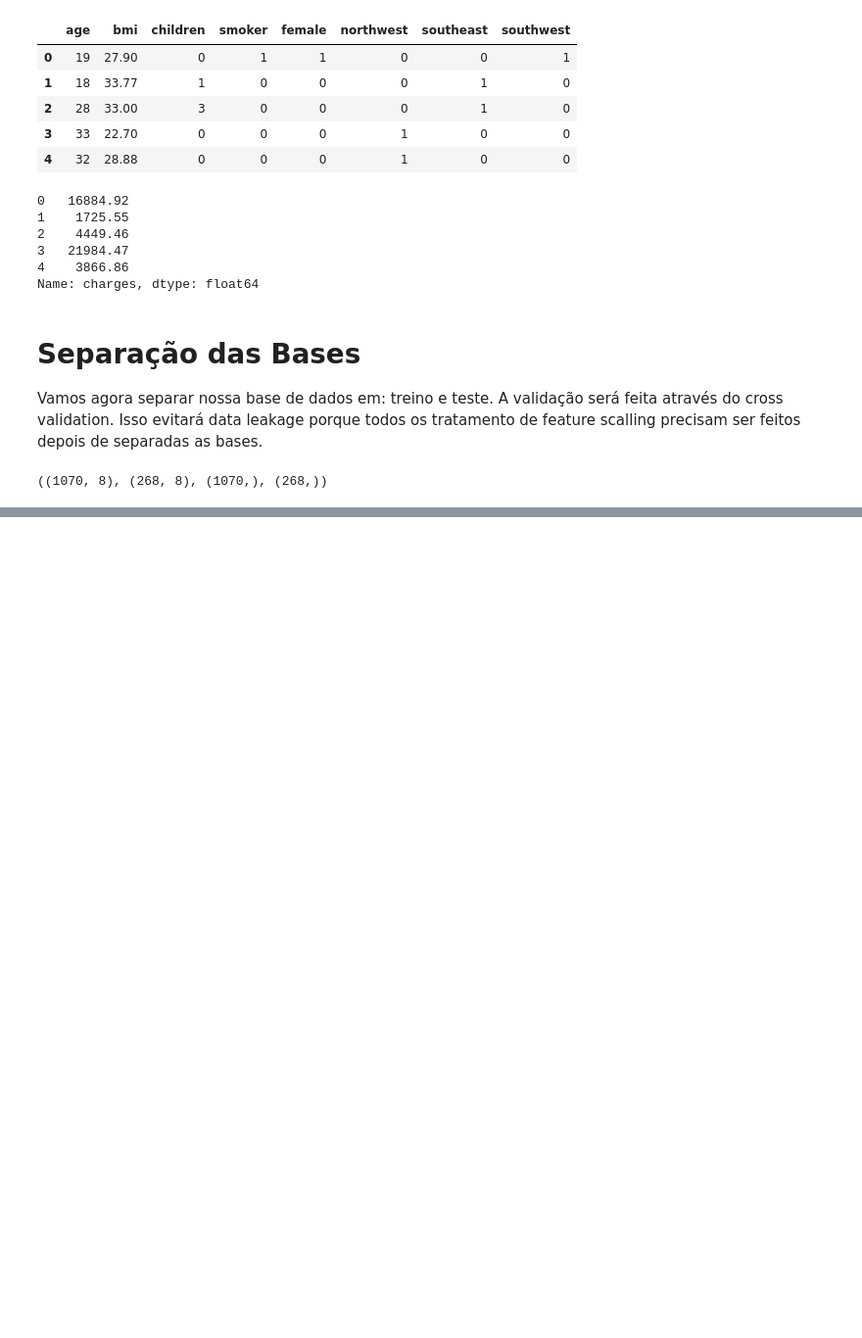
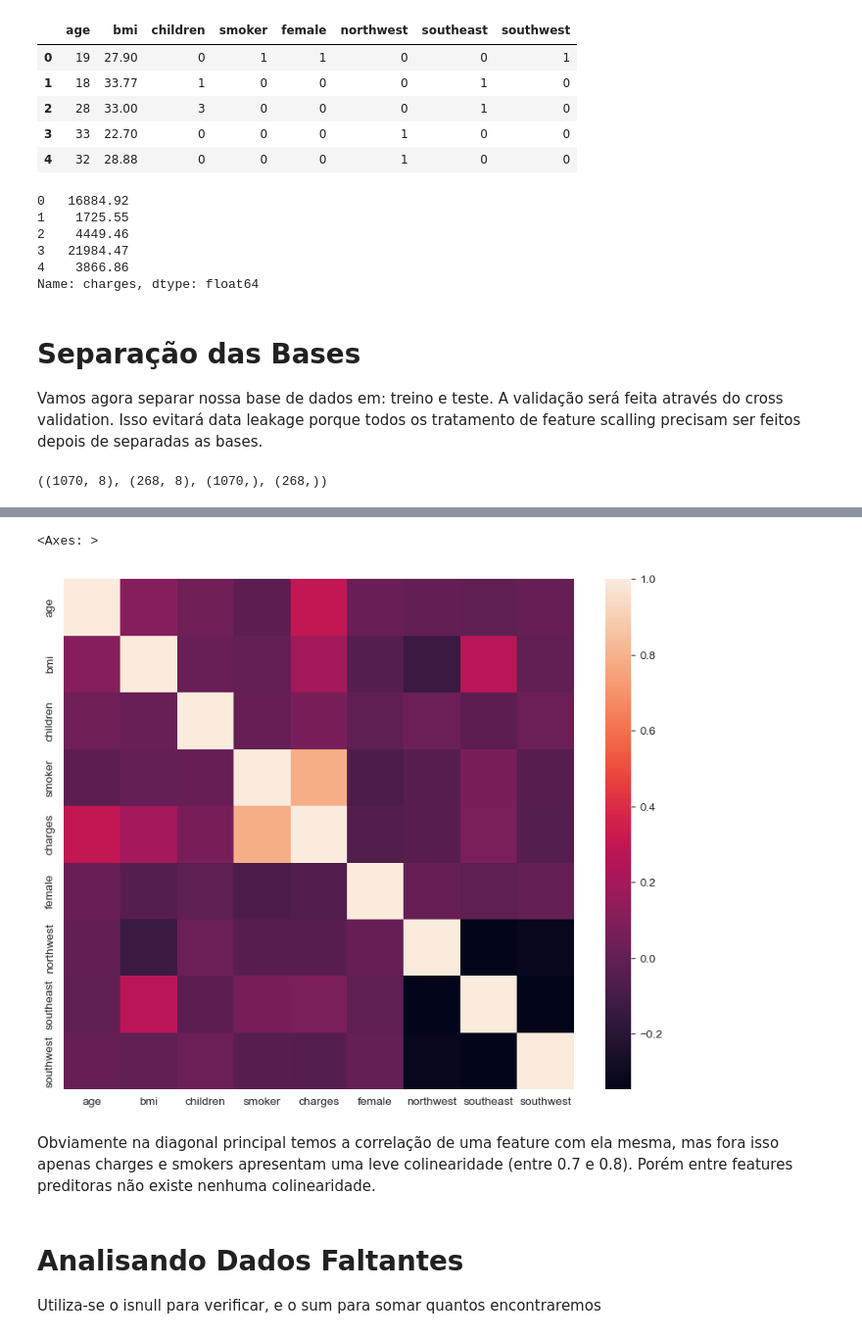
Before and after one commit to rhyanfrazao/regressao-dados-seguradora, a Jupyter notebook: projeto-regressao-linear.ipynb, the cells around one changed output, grey strips where cells are left out. Shown: that part at 98% size. Cells and saved outputs as stored; diff of their text form; code cells hidden in the pictures; blank space fills up the shorter version.

```diff
--- a/projeto-regressao-linear.ipynb
+++ b/projeto-regressao-linear.ipynb
@@ -271,0 +353,13 @@ X_treino.shape, X_teste.shape, Y_treino.shape, Y_teste.shape
+# %%
+figura, graficos = plt.subplots(figsize=(10,8))
+corr = df_seguro.corr()
+sns.heatmap(corr, mask=np.zeros_like(corr, dtype=bool), square=True, ax=graficos)
+# %% [output]
+<Axes: >
+[figure, added]
+# %% [markdown]
+Obviamente na diagonal principal temos a correlação de uma feature com ela mesma, mas fora isso apenas charges e smokers apresentam uma leve colinearidade (entre 0.7 e 0.8). Porém entre features preditoras não existe nenhuma colinearidade.
+# %% [markdown]
+# <a>Analisando Dados Faltantes</a>
+
+Utiliza-se o isnull para verificar, e o sum para somar quantos encontraremos
```
Also changed, not shown: parts of 18 cells of this notebook.
